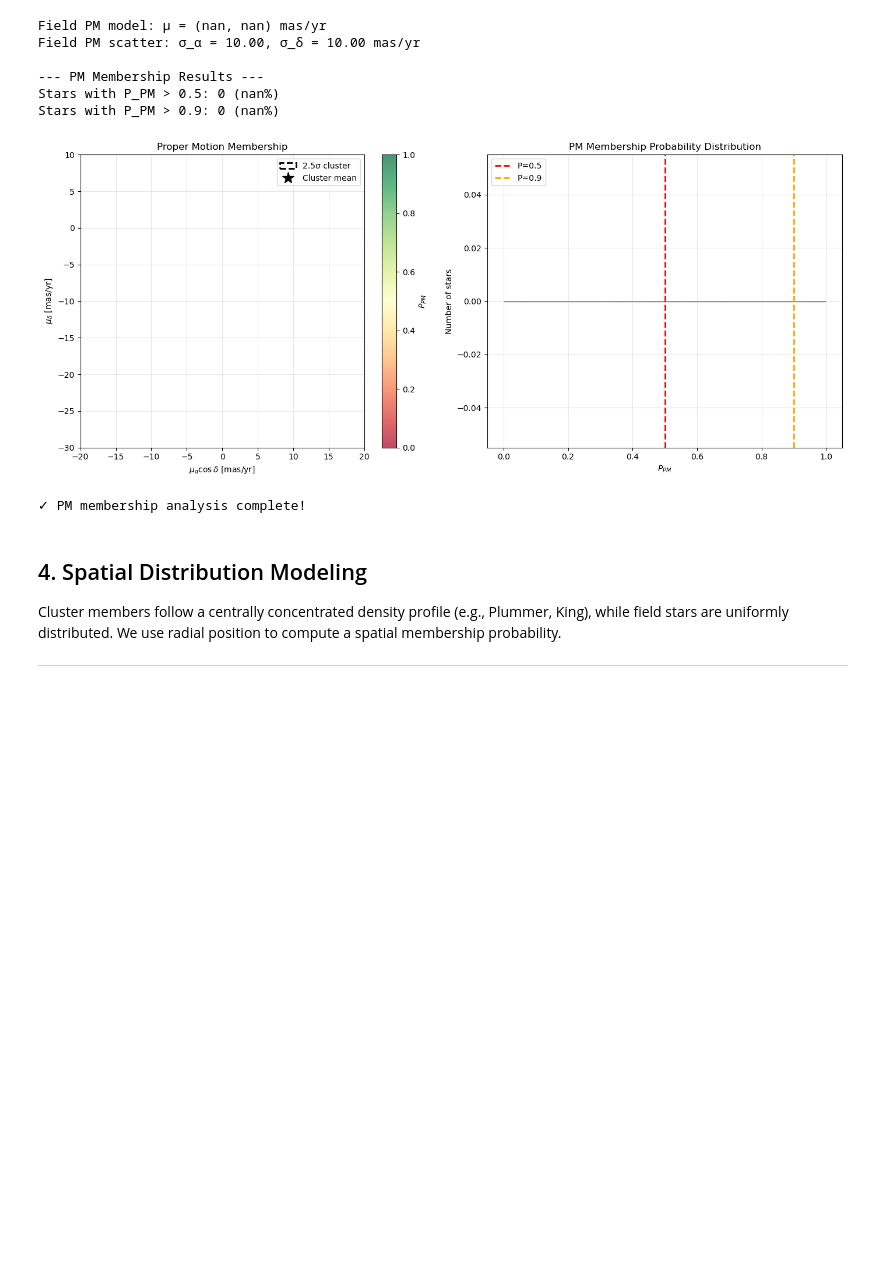
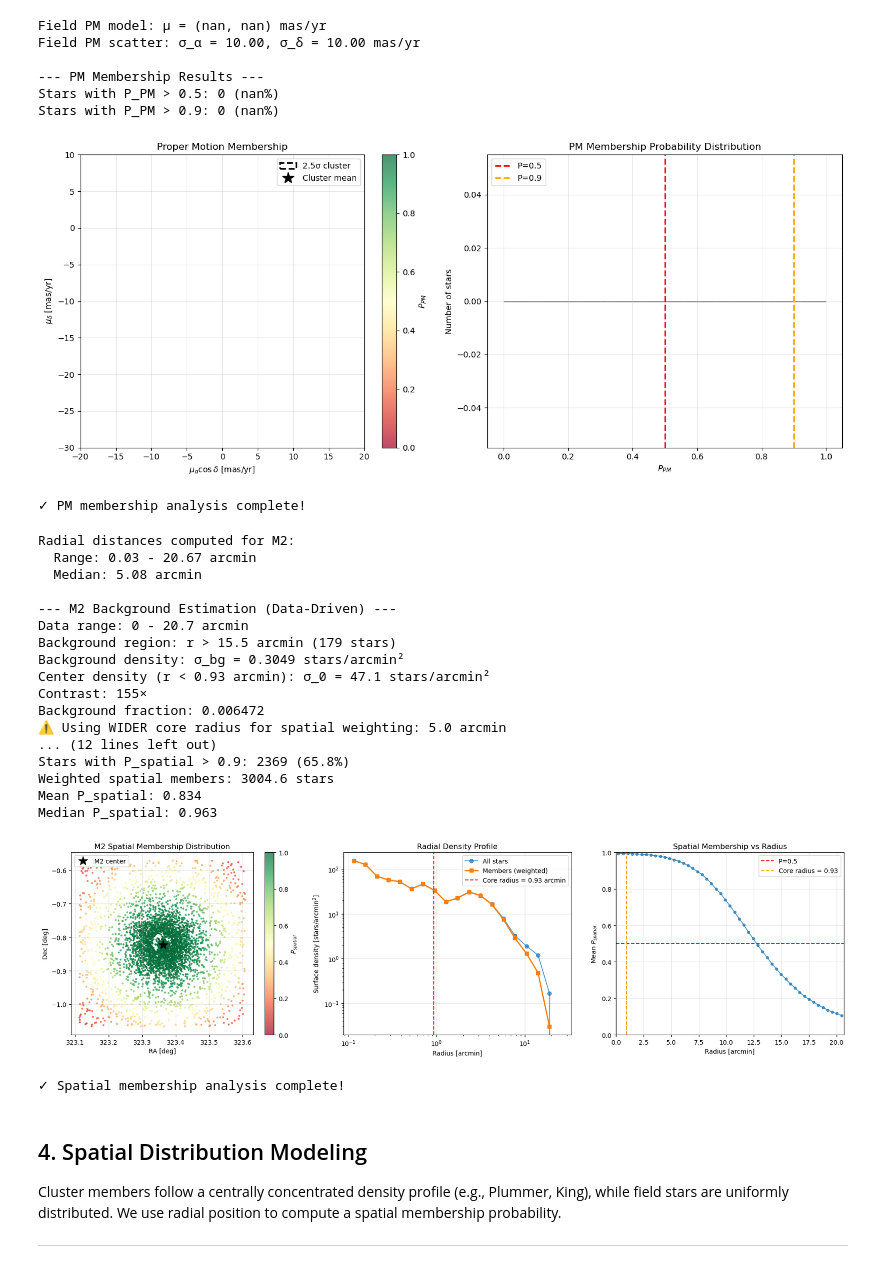
Before and after one commit to padln/phys134, a Jupyter notebook: membership.ipynb, the cells around one changed output. Drawn from its saved outputs; the diff is of its cells as text; code cells hidden in the pictures; blank space fills up the shorter version.

```diff
--- a/membership.ipynb
+++ b/membership.ipynb
@@ -1082,16 +1116,16 @@ def radial_membership_with_background(r, r_core, bg_fraction):
 
     return prob
 
+# Replace the spatial membership calculation for M2
+
 # Estimate background fraction based on cluster type
 if cluster_name == "M2":
-    # For globular clusters: estimate from OUTER region
-    # M2's inner regions are DOMINATED by cluster members, not field stars!
-    # The background contamination is typically < 1% in the core
+    # M2 extends to ~21 arcmin tidal radius
+    # Use a MUCH less restrictive spatial model
 
     r_max = r_arcmin.max()
 
-    # Use outermost region as "background" - at least r > 15 arcmin
-    # This is well beyond the half-light radius (~1 arcmin) but within tidal radius (~21 arcmin)
+    # Use outermost region as "background"
     r_background_min = max(15.0, 0.75 * r_max)
     outer = r_arcmin > r_background_min
 
@@ -1107,12 +1141,12 @@ if cluster_name == "M2":
         area_inner = np.pi * r_core**2
         sigma_center = n_inner / area_inner if area_inner > 0 else 1.0
 
-        # Background fraction - trust the data!
-        # For M2, this should be ~0.003-0.01 (very low field contamination)
-        if sigma_center > 0 and sigma_bg > 0:
-            bg_frac = sigma_bg / sigma_center
-        else:
-            bg_frac = 0.005
+        # For M2, use a WIDER profile (King model approximation)
+        # Set a MUCH higher core radius for spatial weighting
+        # This prevents crushing at 5-10 arcmin
+        r_core_spatial = 5.0  # Use 5 arcmin instead of 0.93!
+
+        bg_frac = sigma_bg / sigma_center
 
         print(f"\n--- M2 Background Estimation (Data-Driven) ---")
         print(f"Data range: 0 - {r_max:.1f} arcmin")
@@ -1122,24 +1156,26 @@ if cluster_name == "M2":
         if sigma_bg > 0:
             print(f"Contrast: {sigma_center / sigma_bg:.0f}×")
         print(f"Background fraction: {bg_frac:.6f}")
+        print(f"⚠ Using WIDER core radius for spatial weighting: {r_core_spatial} arcmin")
     else:
-        # Fallback: very low background for globular cluster
-        # GC inner regions are member-dominated - assume only ~0.5% field contamination
         bg_frac = 0.005
+        r_core_spatial = 5.0  # WIDER for GCs
         print(f"\n--- M2 Background (Fallback) ---")
         print(f"Insufficient outer stars ({np.sum(outer)}) for estimation")
-        print(f"Using default bg_frac = {bg_frac:.4f} (GCs have minimal field contamination)")
+        print(f"Using default bg_frac = {bg_frac:.4f}")
+        print(f"Using wider core radius: {r_core_spatial} arcmin")
 else:  # M34
-    # Open cluster: moderate field contamination in Galactic plane
     bg_frac = 0.3
+    r_core_spatial = r_core  # Use actual core radius for open cluster
     print(f"\n--- M34 Background ---")
     print(f"Using fixed bg_frac = {bg_frac} for open cluster")
 
-# Compute spatial membership
-P_spatial = radial_membership_with_background(r_arcmin, r_core, bg_frac)
+# Compute spatial membership with WIDER core for M2
+P_spatial = radial_membership_with_background(r_arcmin, r_core_spatial, bg_frac)
 
 print(f"\n--- Spatial Membership Model ---")
-print(f"Core radius: {r_core} arcmin")
+print(f"Core radius (structural): {r_core} arcmin")
+print(f"Core radius (spatial weighting): {r_core_spatial} arcmin")
 print(f"Background fraction: {bg_frac:.6f} (relative to peak)")
 print(f"  → P at center (r=0): {1.0 / (1.0 + bg_frac):.4f}")
 if len(P_spatial) > 0:
@@ -1195,33 +1231,53 @@ ax.set_title('Radial Density Profile')
 ax.grid(True, alpha=0.3)
 
 # Panel 3: P_spatial vs radius
 ax = axes[2]
 # Bin radially and show mean P_spatial
 r_bins_fine = np.linspace(0, min(30, r_arcmin.max()), 50)
 r_centers_fine = 0.5 * (r_bins_fine[1:] + r_bins_fine[:-1])
 P_binned = []
 for i in range(len(r_bins_fine)-1):
     mask = (r_arcmin >= r_bins_fine[i]) & (r_arcmin < r_bins_fine[i+1])
     if np.sum(mask) > 0:
         P_binned.append(np.mean(P_spatial[mask]))
     else:
         P_binned.append(np.nan)
 
 ax.plot(r_centers_fine, P_binned, 'o-', alpha=0.7, markersize=4)
 ax.axhline(0.5, color='red', linestyle='--', label='P=0.5')
 ax.axvline(r_core, color='orange', linestyle='--', label=f'Core radius = {r_core}')
 ax.set_xlabel('Radius [arcmin]')
 ax.set_ylabel('Mean $P_{spatial}$')
 ax.set_title('Spatial Membership vs Radius')
 ax.legend()
 ax.grid(True, alpha=0.3)
 ax.set_xlim(0, min(30, r_arcmin.max()))
 ax.set_ylim(0, 1)
 
 plt.tight_layout()
 plt.show()
 
 print("\n✓ Spatial membership analysis complete!")
+# %% [output]
+Radial distances computed for M2:
+  Range: 0.03 - 20.67 arcmin
+  Median: 5.08 arcmin
+
+--- M2 Background Estimation (Data-Driven) ---
+Data range: 0 - 20.7 arcmin
+Background region: r > 15.5 arcmin (179 stars)
+Background density: σ_bg = 0.3049 stars/arcmin²
+Center density (r < 0.93 arcmin): σ_0 = 47.1 stars/arcmin²
+Contrast: 155×
+Background fraction: 0.006472
+⚠ Using WIDER core radius for spatial weighting: 5.0 arcmin
+... (12 lines left out)
+Stars with P_spatial > 0.9: 2369 (65.8%)
+Weighted spatial members: 3004.6 stars
+Mean P_spatial: 0.834
+Median P_spatial: 0.963
+[figure, added]
+✓ Spatial membership analysis complete!
 # %% [markdown]
 ## 4. Spatial Distribution Modeling
 
```
Also changed, not shown: parts of 8 cells of this notebook, 22 other files.
